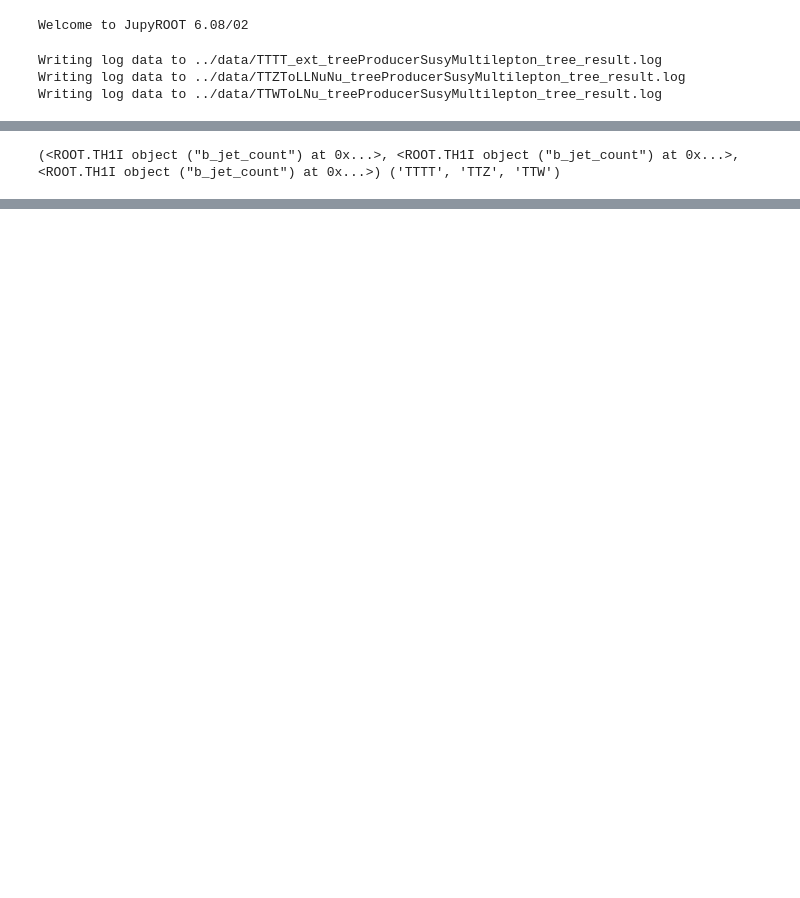
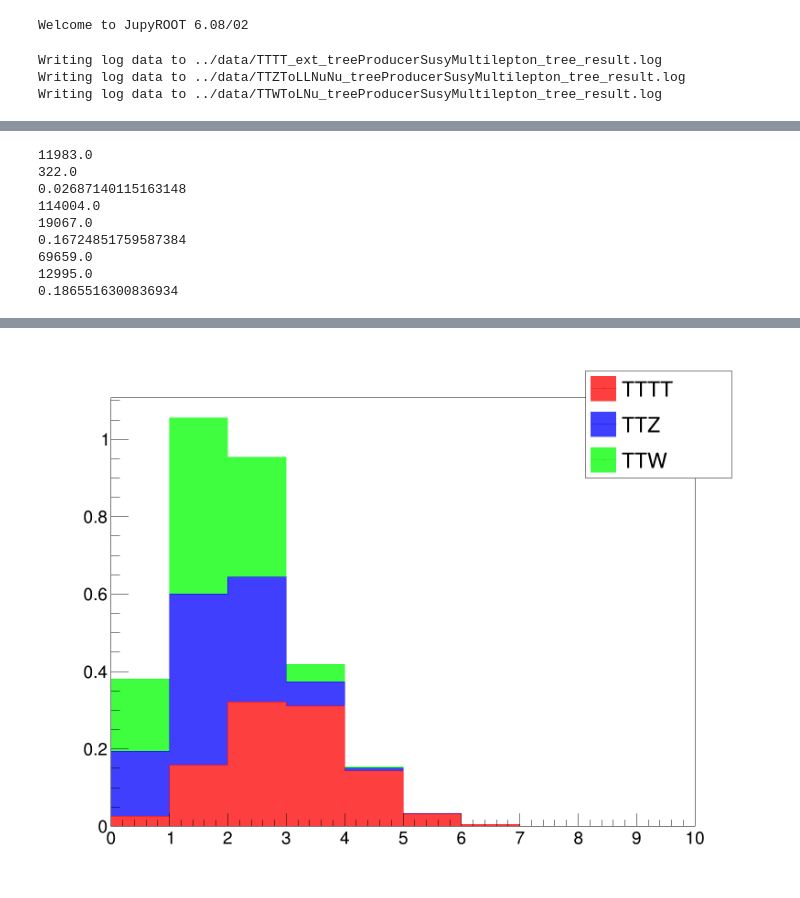
Before and after one commit to cfangmeier/TTTT, a Jupyter notebook: python/TTTT_Analysis.ipynb, the cells around one changed output, grey strips where cells are left out. Saved outputs shown, nothing was run; the diff lists cells and outputs as text; code cells hidden in the pictures; blank space fills up the shorter version.

```diff
--- a/python/TTTT_Analysis.ipynb
+++ b/python/TTTT_Analysis.ipynb
@@ -72,9 +46,16 @@ can.Draw()
 # %%
 can.Clear()
 hists, labels = zip(*[(h.b_jet_count, h.sample_name) for h in [hists_TTTT, hists_TTZ, hists_TTW]])
-print(hists, labels)
-utils.stack_hist(hists, labels, id_="b_jet_count_stack", enable_fill=True, normalize_to=0, draw=True)
+utils.stack_hist(hists, labels, id_="b_jet_count_stack", enable_fill=True, normalize_to=1, draw=True)
 can.BuildLegend(0.75, 0.75, 0.95, 0.95, "")
 can.Draw()
 # %% [output]
-(<ROOT.TH1I object ("b_jet_count") at 0x...>, <ROOT.TH1I object ("b_jet_count") at 0x...>, <ROOT.TH1I object ("b_jet_count") at 0x...>) ('TTTT', 'TTZ', 'TTW')
+11983.0
+322.0
+0.02687140115163148
+114004.0
+19067.0
+0.16724851759587384
+69659.0
+12995.0
+0.1865516300836934
@@ -82,3 +62,4 @@ can.Draw()
+[figure, added]
 # %%
 can.Clear()
 hists, labels = zip(*[(h.lepton_count, h.sample_name) for h in [hists_TTTT, hists_TTZ, hists_TTW]])
```
Also changed, not shown: parts of 11 cells of this notebook, 9 other files.
